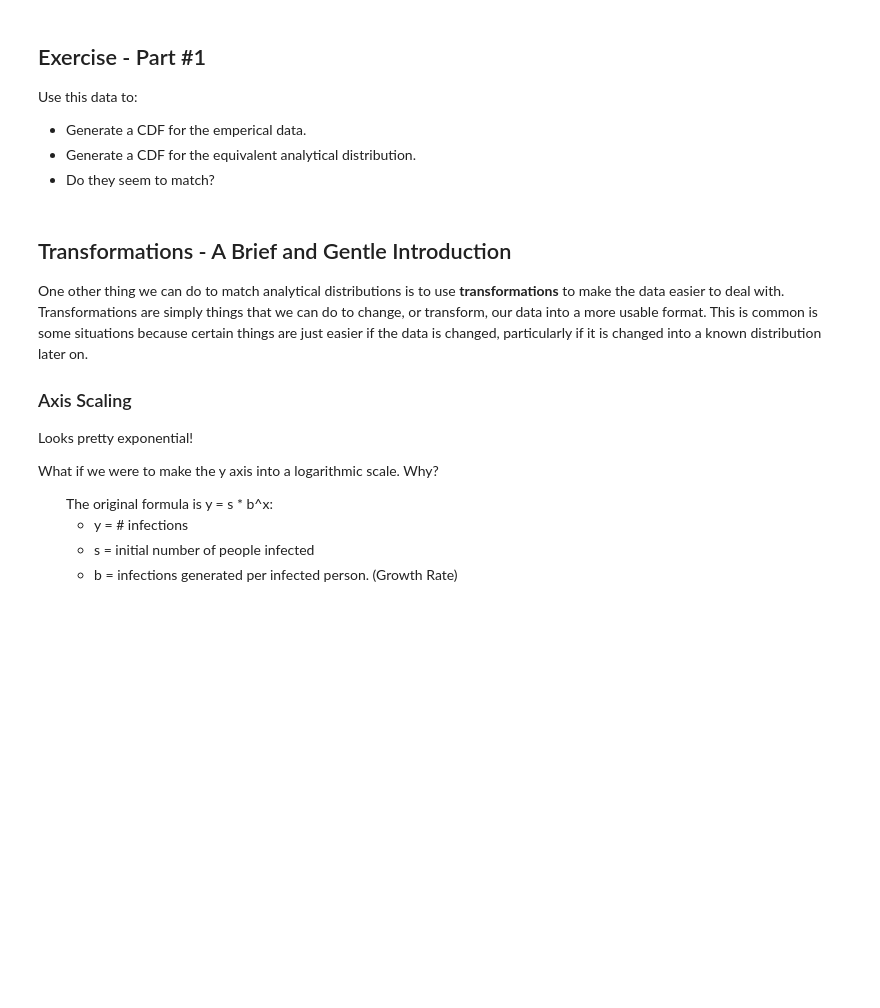
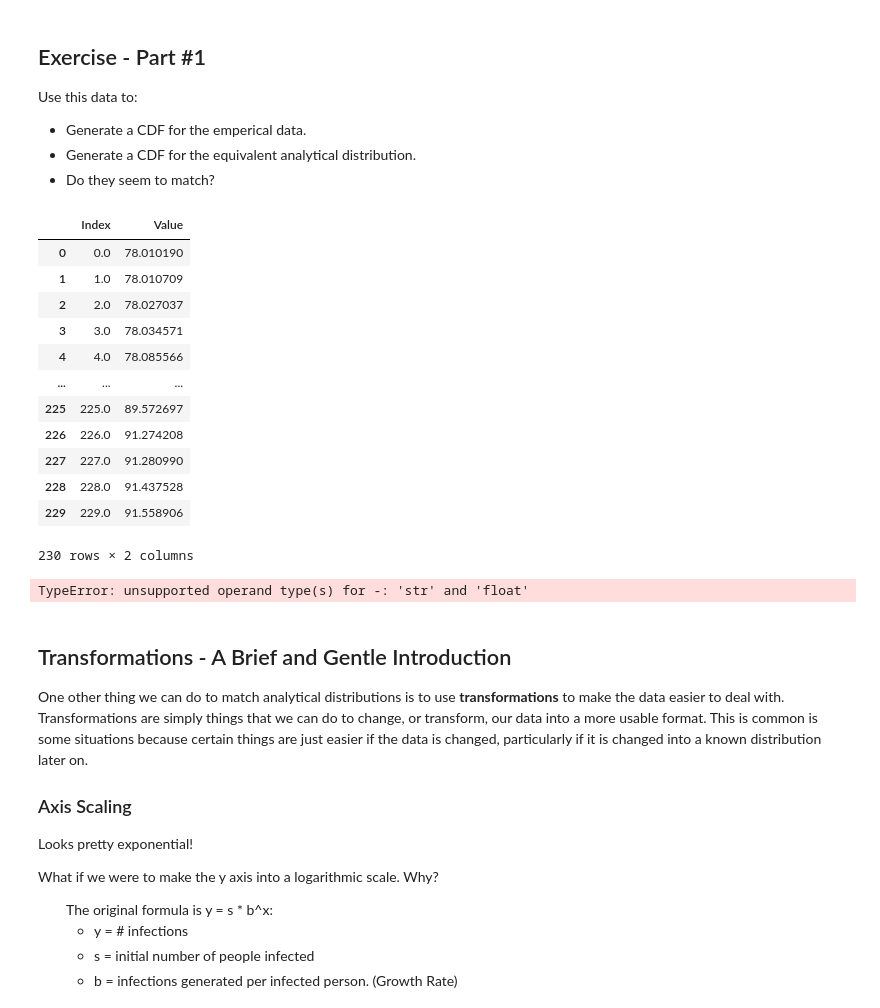
Before and after one commit to SidhST12/Basic_Stats_in_Python_Student_Workbooks, a Jupyter notebook: 007_DistributionsExample.ipynb, the cells around one changed output. Drawn from its saved outputs; the diff is of its cells as text; code cells hidden in the pictures; blank space fills up the shorter version.

```diff
--- a/007_DistributionsExample.ipynb
+++ b/007_DistributionsExample.ipynb
@@ -119,3 +163,18 @@ Use this data to:
 </ul>
 # %%
 ex = pd.read_csv("data/expon.csv")
+ex
+# %% [output]
+|  | Index | Value |
+| 0 | 0.0 | 78.010190 |
+| 1 | 1.0 | 78.010709 |
+| 2 | 2.0 | 78.027037 |
+| 3 | 3.0 | 78.034571 |
+| 4 | 4.0 | 78.085566 |
+| ... | ... | ... |
+| 225 | 225.0 | 89.572697 |
+| 226 | 226.0 | 91.274208 |
+| 227 | 227.0 | 91.280990 |
+| 228 | 228.0 | 91.437528 |
+| 229 | 229.0 | 91.558906 |
+230 rows × 2 columns
@@ -124,3 +181,11 @@ ex = pd.read_csv("data/expon.csv")
+# %%
+# Graphical comparison
+val_cdf = thinkstats2.Cdf(ex["Value"])
+thinkplot.Cdf(val_cdf)
+ex_mean=np.mean(ex["value"])
+ex_std=np.std(ex["Value"])
+# %% [output]
+TypeError: unsupported operand type(s) for -: 'str' and 'float'
 # %% [markdown]
 ## Transformations - A Brief and Gentle Introduction
 
```
Also changed, not shown: parts of 18 cells of this notebook, 1 other file.
